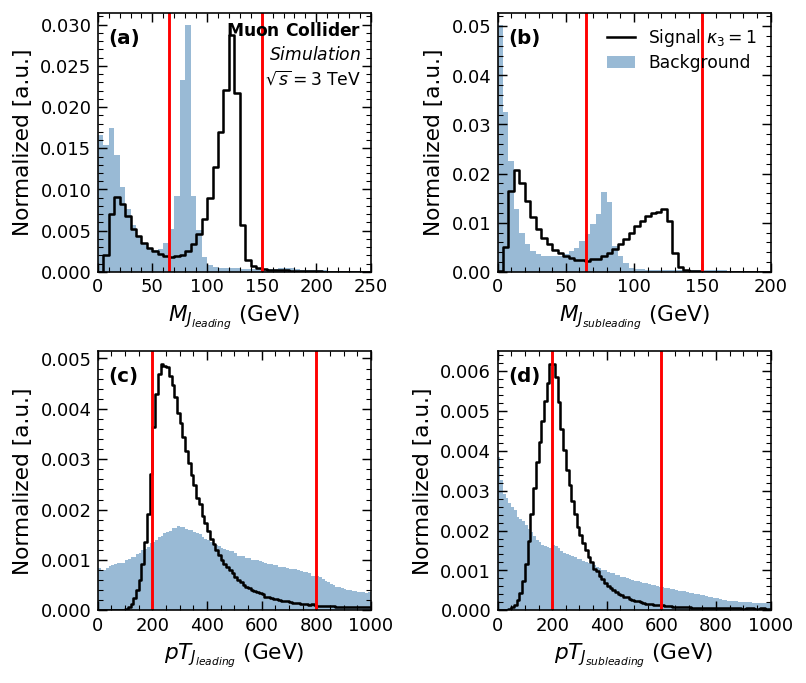
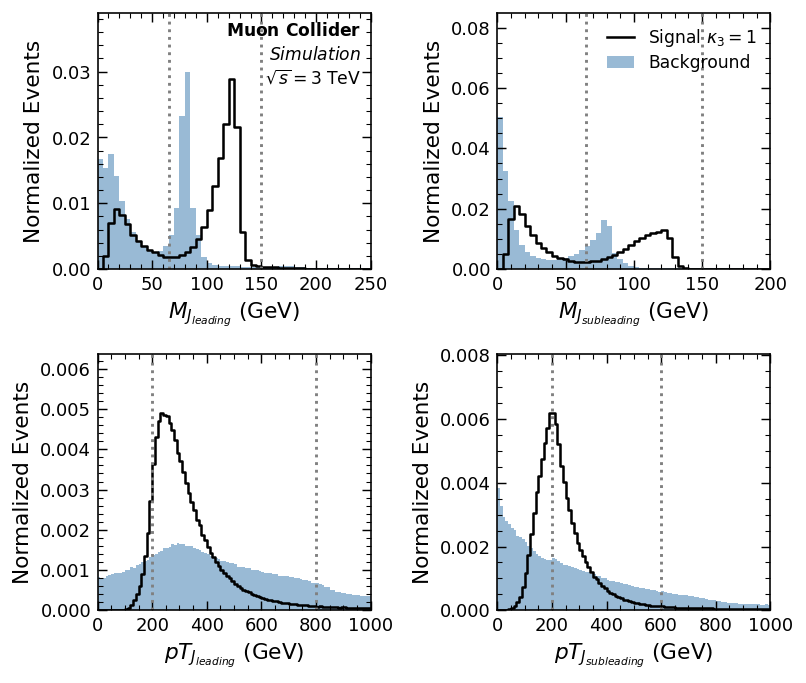
The change to this notebook cell's code, shown as a diff; its figure went from the first image to the second:
--- before
+++ after
@@ -9,8 +9,8 @@
 # ==========================================
 PANELS = [
-    ('(a)', r"$M_{J_{leading}} ~\rm{(GeV)}$", m_J_leading, (0,250), 50),
-    ('(b)', r"$M_{J_{subleading}} ~\rm{(GeV)}$", m_J_subleading, (0,200), 50),
-    ('(c)', r"$pT_{J_{leading}} ~\rm{(GeV)}$", pt_J_leading, (0,1000), 100),
-    ('(d)', r"$pT_{J_{subleading}} ~\rm{(GeV)}$", pt_J_subleading, (0,1000), 100),
+    (r"$M_{J_{leading}} ~\rm{(GeV)}$", m_J_leading, (0,250), 50),
+    (r"$M_{J_{subleading}} ~\rm{(GeV)}$", m_J_subleading, (0,200), 50),
+    (r"$pT_{J_{leading}} ~\rm{(GeV)}$", pt_J_leading, (0,1000), 100),
+    (r"$pT_{J_{subleading}} ~\rm{(GeV)}$", pt_J_subleading, (0,1000), 100),
 ]
 
@@ -20,5 +20,5 @@
 fig, axes = plt.subplots(2, 2, figsize=(ps.FULL, ps.FULL * 0.85))
 
-for (lbl, xlbl, current_feature, (lo, hi), nb), ax in zip(PANELS, axes.flat):
+for (xlbl, current_feature, (lo, hi), nb), ax in zip(PANELS, axes.flat):
     
     # -- A. 處理資料與權重 (Weight) --
@@ -55,21 +55,18 @@
     # -- D. 設定座標軸與標籤 --
     ax.set_xlabel(xlbl)
-    ax.set_ylabel('Normalized [a.u.]')
+    ax.set_ylabel('Normalized Events')
     ax.set_xlim(lo, hi)
-    ax.set_ylim(bottom=0)
-
-    # Panel label, bold, top-left inside the axes
-    ax.text(0.04, 0.94, lbl, transform=ax.transAxes,
-            ha='left', va='top', fontsize=11, fontweight='bold')
+    top = max(h_bg.max(initial=0.0), h_sig.max(initial=0.0))
+    ax.set_ylim(0, top * 1.30)
     
     if current_feature==m_J_leading or current_feature==m_J_subleading:
-        ax.axvline(65, color='r')
-        ax.axvline(150, color='r')
+        ax.axvline(65, color='gray', linestyle=':')
+        ax.axvline(150, color='gray', linestyle=':')
     elif current_feature==pt_J_leading:
-        ax.axvline(200, color='r')
-        ax.axvline(800, color='r')
+        ax.axvline(200, color='gray', linestyle=':')
+        ax.axvline(800, color='gray', linestyle=':')
     elif current_feature==pt_J_subleading:
-        ax.axvline(200, color='r')
-        ax.axvline(600, color='r')
+        ax.axvline(200, color='gray', linestyle=':')
+        ax.axvline(600, color='gray', linestyle=':')
 
 # ==========================================
@@ -77,9 +74,13 @@
 # ==========================================
 # HEP tag + legend in panel (a) / panel (b)
-hep_tag(axes[0, 0], [r'$\sqrt{s} = 3$ TeV'], loc='upper right', simulation=True)
+axes[0, 1].set_ylim(0, axes[0, 1].get_ylim()[1] * 1.30)   # legend headroom
+ps.hep_tag(axes[0, 0], [r'$\sqrt{s} = 3$ TeV'], loc='upper right', simulation=True)
 axes[0, 1].legend(loc='upper right')
 
 fig.tight_layout()
 
-# 在 Notebook 裡直接顯示 (取代原本的 savefig)
+OUTPDF = "/data/mucollider/two_boosted/generated_fig/3TeV_preselection_boosted.pdf"
+fig.savefig(OUTPDF, bbox_inches='tight')
+print(f'saved {OUTPDF}')
+
 plt.show()

Commit: replot the figures to match the format